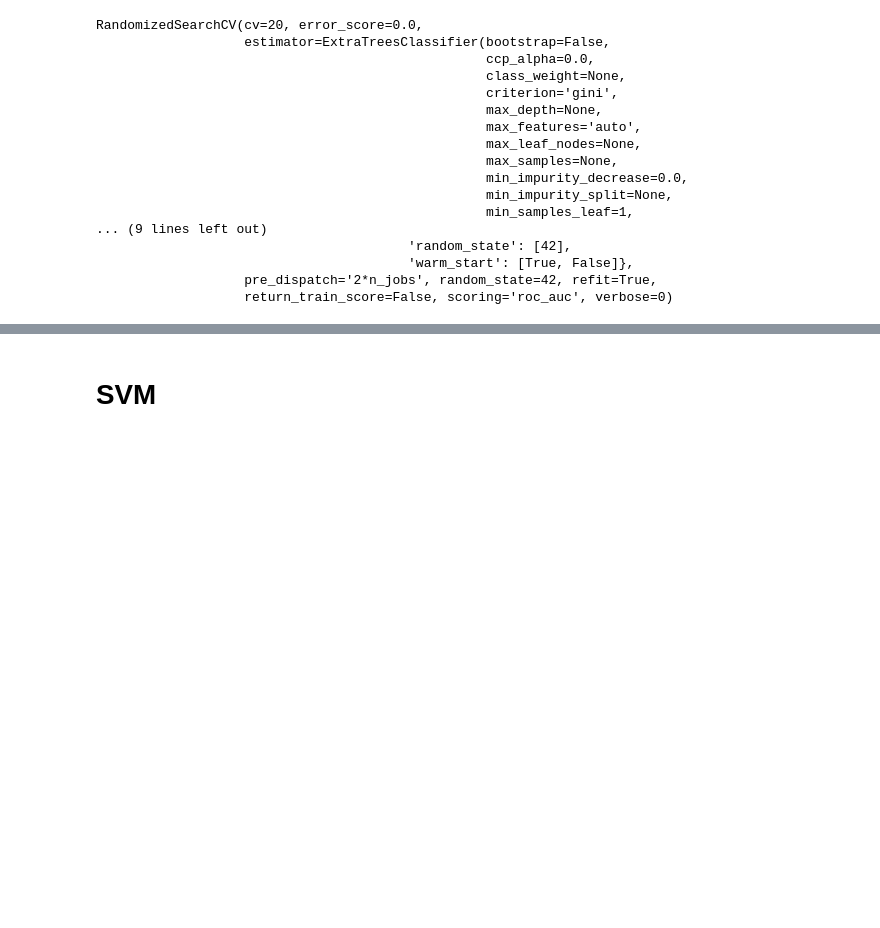
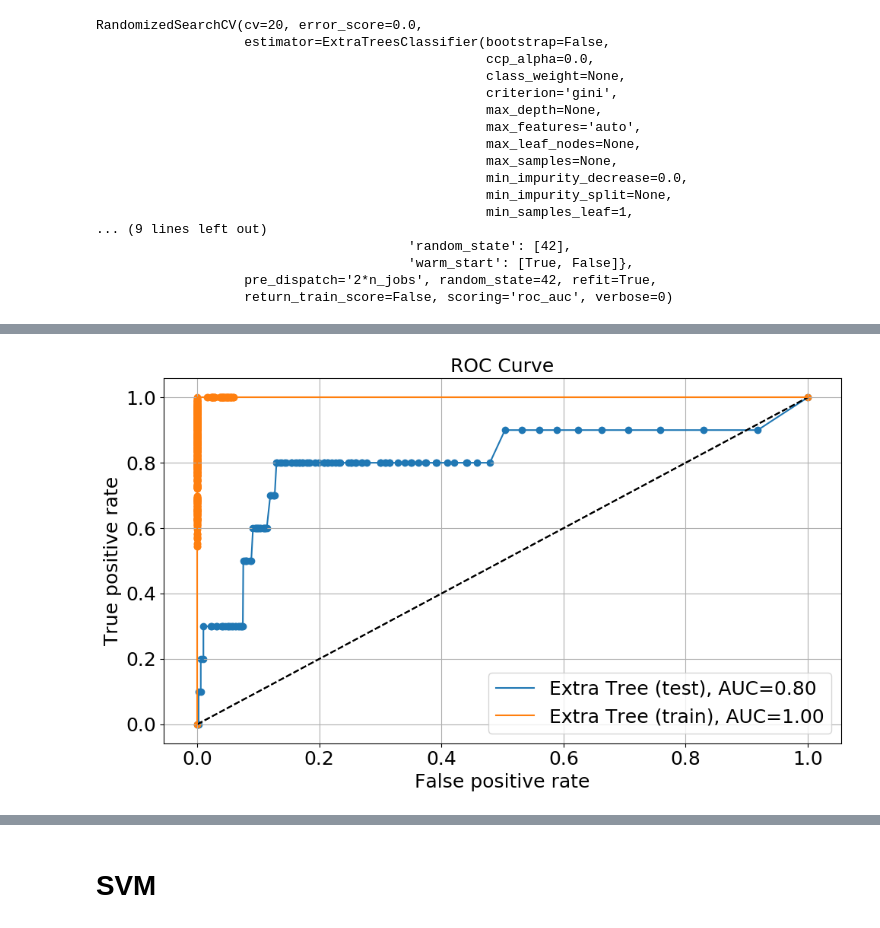
Before and after one commit to jimmylihe/company-bankrupcy-prediction-advanced, a Jupyter notebook: 1year.arff.ipynb, the cells around one changed output, grey strips where cells are left out. Saved outputs shown, nothing was run; the diff lists cells and outputs as text; code cells hidden in the pictures; blank space fills up the shorter version.

```diff
--- a/1year.arff.ipynb
+++ b/1year.arff.ipynb
@@ -936,0 +955,12 @@ IPython.display.Audio('finished!.mp3',autoplay=True)
+# %%
+# draw out a ROC curve on the retrained model by comparing predictions with y_test
+import matplotlib.pyplot as plt
+plt.style.use('default');
+figure = plt.figure(figsize=(10, 6));
+ax = plt.subplot(1, 1, 1);
+plot_roc(etc, X_test[list(X_train_etc)], y_test, "Extra Tree (test)", ax)
+plot_roc(etc, X_train_etc, y_train, "Extra Tree (train)", ax)
+plt.legend(loc='lower right', fontsize=18);
+plt.tight_layout();
+# %% [output]
+[figure, added]
```
Also changed, not shown: parts of 12 cells of this notebook.
